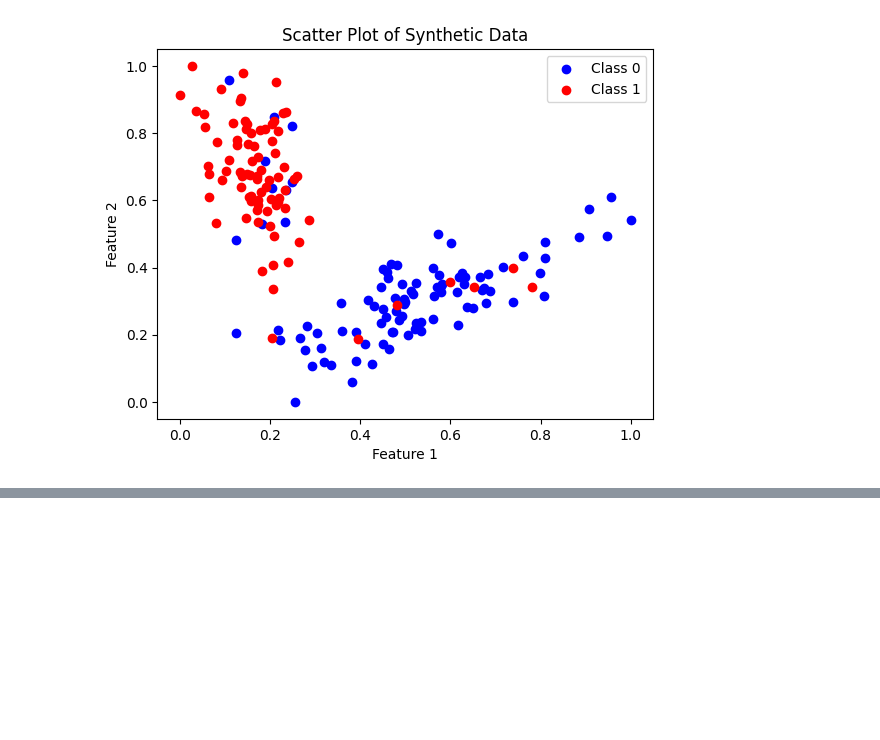
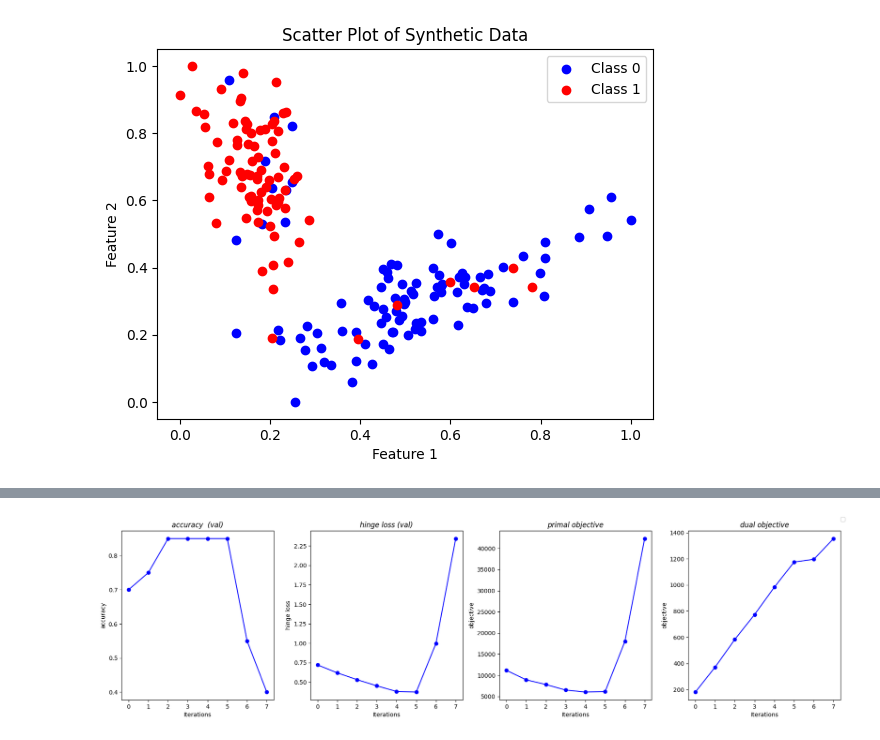
Before and after one commit to idekker1/SMO_ES, a Jupyter notebook: SMO_ES/example.ipynb, the cells around one changed output, grey strips where cells are left out. Drawn from its saved outputs; the diff is of its cells as text; code cells hidden in the pictures; blank space fills up the shorter version.

```diff
--- a/SMO_ES/example.ipynb
+++ b/SMO_ES/example.ipynb
@@ -183,0 +340,34 @@ figure.tight_layout()
+# %%
+# Retrieve the data of the objectives (only available if logging_enabled = True)
+objective_data = (mod.intermediate_acc, mod.intermediate_hinge, mod.intermediate_prim, mod.intermediate_dual)
+
+figure, axis = plt.subplots(1,len(objective_data), figsize=(18, 5))
+y_labels = ['accuracy', 'hinge loss', 'objective', 'objective']
+x_labels = ['Iterations']
+titles = ['accuracy  (val)', 'hinge loss (val)', 'primal objective', 'dual objective']
+
+# Loop over the different objectives
+for index, data in enumerate(objective_data):
+
+    # create array with alpha update samples
+    samples = list(range(len(data)))
+    samples = list(map(lambda x: x * mod.r, samples)) # correction when applying a reduced ES frequency set with r
+
+    # Plot objectives
+    axis[index].plot(samples, data, marker='o', linestyle='-', color='b')
+
+    # Add labels and title
+    axis[index].set_xlabel(x_labels[0])
+    axis[index].set_ylabel('{0}'.format(y_labels[index]))
+    axis[index].set_title('{0}'.format(titles[index]),
+                    fontstyle='italic')
+
+    # Plot figure title and legend
+    handles, labels = axis[index].get_legend_handles_labels()
+
+figure.legend(handles, labels)
+
+# Show the plot
+figure.tight_layout()
+# %% [output]
+[figure, added]
```
Also changed, not shown: parts of 20 cells of this notebook, 1 other file.
